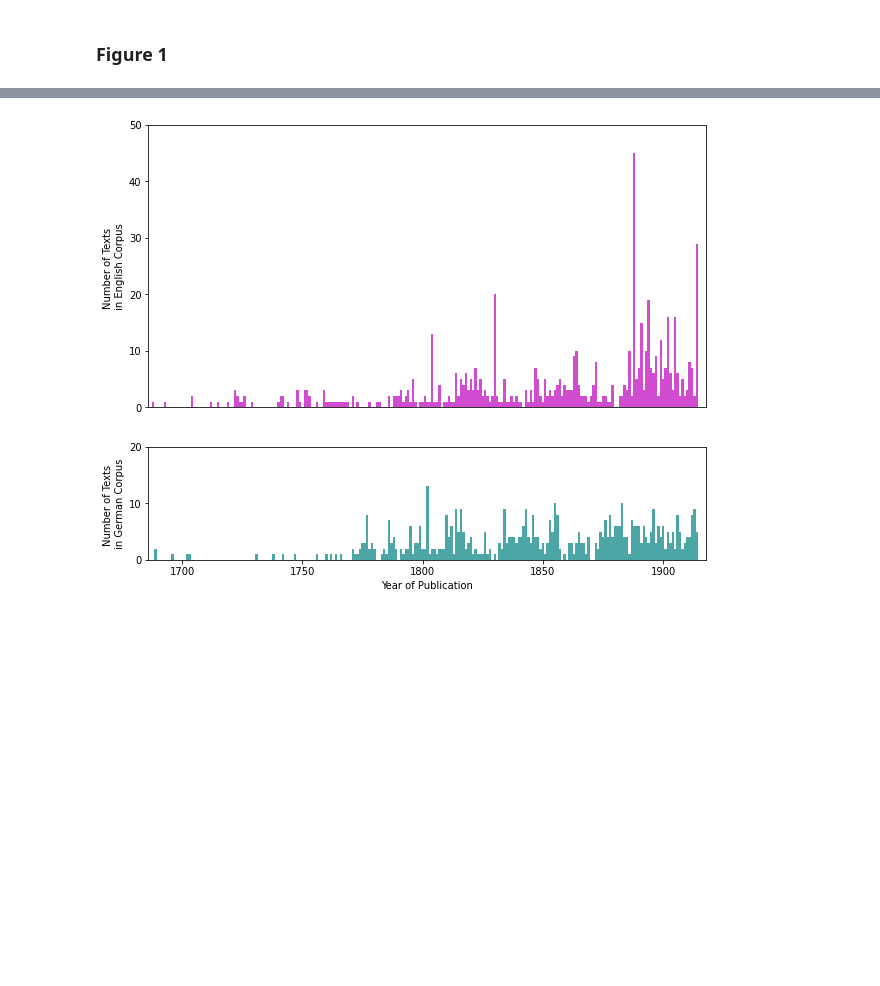
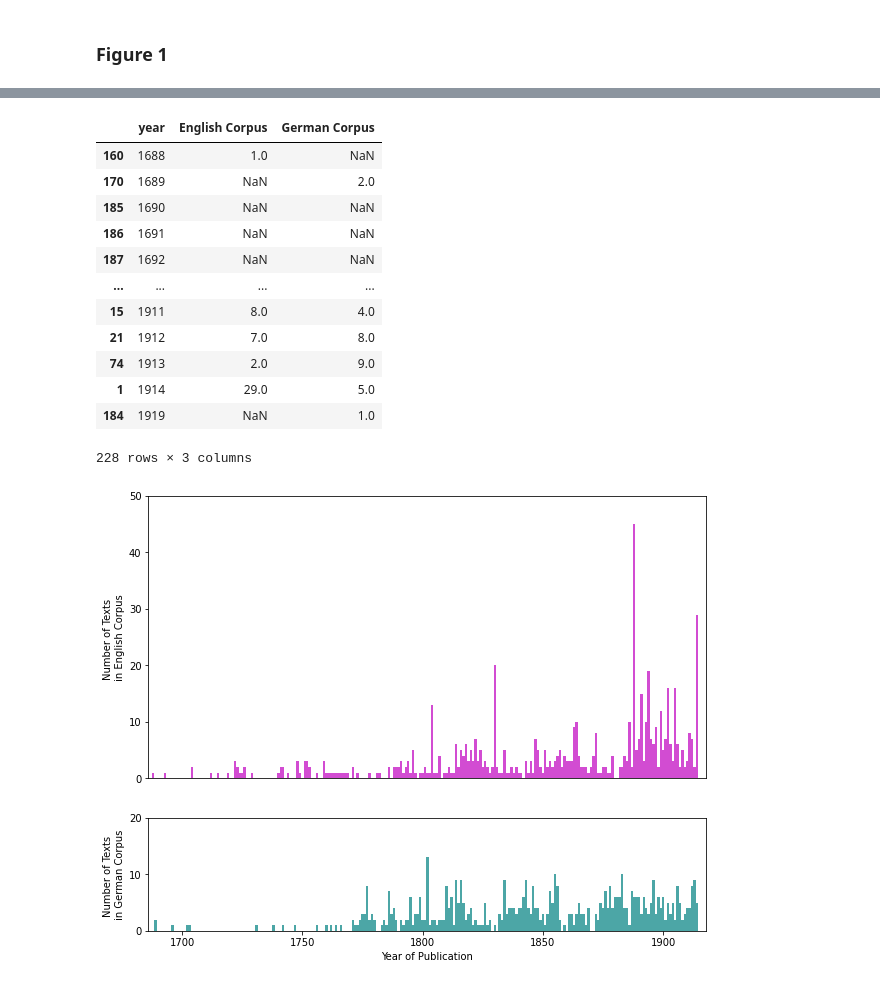
Before and after one commit to sta-a/jcls_reception, a Jupyter notebook: nbs/dataVisualization.ipynb, the cells around one changed output, grey strips where cells are left out. Saved outputs shown, nothing was run; the diff lists cells and outputs as text; code cells hidden in the pictures; blank space fills up the shorter version.

```diff
--- a/nbs/dataVisualization.ipynb
+++ b/nbs/dataVisualization.ipynb
@@ -38,6 +43,22 @@ meta_pubyears = pd.merge(meta_pubyears, years_covered,
 meta_pubyears = meta_pubyears.sort_values('year')
 # %%
 colors=['m','teal']
+# %%
+meta_pubyears
+# %% [output]
+|  | year | English Corpus | German Corpus |
+| 160 | 1688 | 1.0 | NaN |
+| 170 | 1689 | NaN | 2.0 |
+| 185 | 1690 | NaN | NaN |
+| 186 | 1691 | NaN | NaN |
+| 187 | 1692 | NaN | NaN |
+| ... | ... | ... | ... |
+| 15 | 1911 | 8.0 | 4.0 |
+| 21 | 1912 | 7.0 | 8.0 |
+| 74 | 1913 | 2.0 | 9.0 |
+| 1 | 1914 | 29.0 | 5.0 |
+| 184 | 1919 | NaN | 1.0 |
+228 rows × 3 columns
 # %%
 fig, axes = plt.subplots(2, gridspec_kw={'height_ratios': [5, 2]})
 corpora = ['English Corpus','German Corpus']
```
Also changed, not shown: parts of 12 cells of this notebook.
